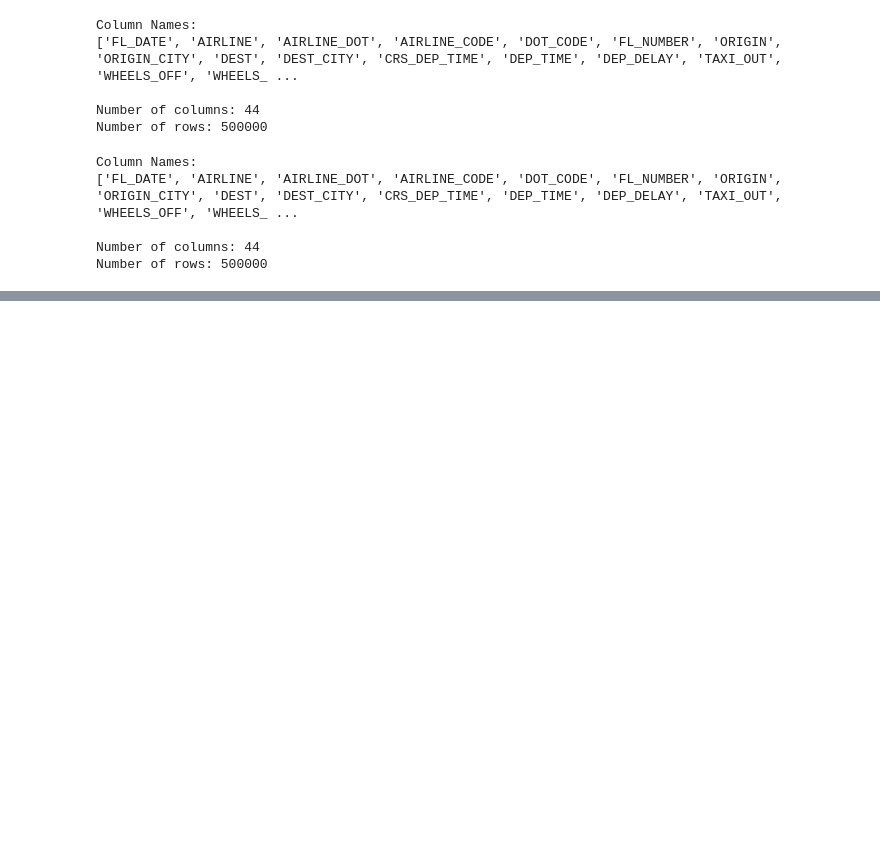
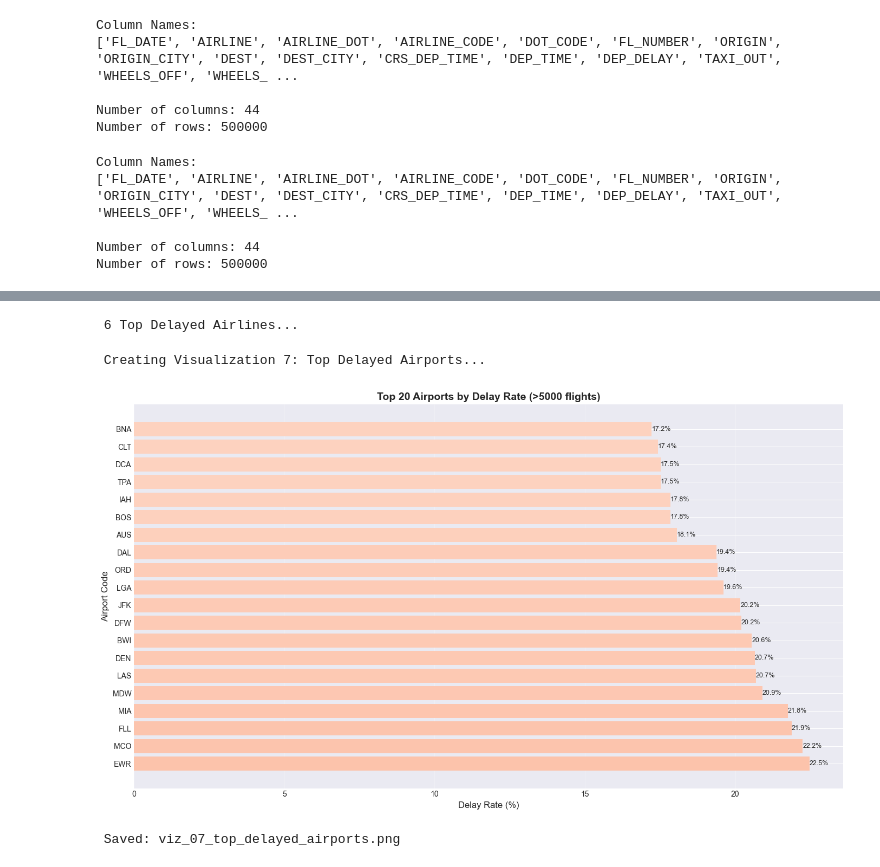
Before and after one commit to KL193/data-analysis-project-flight-delay, a Jupyter notebook: Untitled-1.ipynb, the cells around one changed output, grey strips where cells are left out. Cells and saved outputs as stored; diff of their text form; code cells hidden in the pictures; blank space fills up the shorter version.

```diff
--- a/Untitled-1.ipynb
+++ b/Untitled-1.ipynb
@@ -629,0 +753,68 @@ Number of rows: 500000
+# %%
+print("\n 6 Top Delayed Airlines...")
+
+if 'OP_CARRIER' in df.columns and 'IS_DELAYED' in df.columns:
+    # Calculate delay rate by carrier
+    carrier_delays = df.groupby('OP_CARRIER').agg({
+        'IS_DELAYED': ['mean', 'count']
+    }).reset_index()
+    carrier_delays.columns = ['Carrier', 'Delay_Rate', 'Total_Flights']
+
+    # Filter carriers with at least 1000 flights
+    carrier_delays = carrier_delays[carrier_delays['Total_Flights'] >= 1000]
+    carrier_delays = carrier_delays.sort_values('Delay_Rate', ascending=False).head(15)
+
+    # Create bar plot
+    fig = px.bar(carrier_delays, x='Carrier', y='Delay_Rate',
+                 color='Delay_Rate', color_continuous_scale='Reds',
+                 title='Top 15 Airlines by Delay Rate (>1000 flights)',
+                 labels={'Delay_Rate': 'Delay Rate', 'Carrier': 'Airline Code'},
+                 text=carrier_delays['Delay_Rate'].apply(lambda x: f'{x*100:.1f}%'))
+
+    fig.update_traces(textposition='outside')
+    fig.update_layout(height=500, showlegend=False)
+    fig.update_yaxes(title='Delay Rate')
+
+    fig.write_html('viz_06_top_delayed_airlines.html')
+    fig.show()
+    print(" Saved: viz_06_top_delayed_airlines.html")
+# %% [output]
+ 6 Top Delayed Airlines...
+# %%
+print("\n Creating Visualization 7: Top Delayed Airports...")
+
+if 'ORIGIN' in df.columns and 'IS_DELAYED' in df.columns:
+    # Calculate delay rate by origin airport
+    airport_delays = df.groupby('ORIGIN').agg({
+        'IS_DELAYED': ['mean', 'count']
+    }).reset_index()
+    airport_delays.columns = ['Airport', 'Delay_Rate', 'Total_Flights']
+
+    # Filter airports with at least 5000 flights
+    airport_delays = airport_delays[airport_delays['Total_Flights'] >= 5000]
+    airport_delays = airport_delays.sort_values('Delay_Rate', ascending=False).head(20)
+
+    # Create bar plot
+    plt.figure(figsize=(14, 8))
+    bars = plt.barh(airport_delays['Airport'], airport_delays['Delay_Rate'] * 100,
+                    color=plt.cm.Reds(airport_delays['Delay_Rate']))
+
+    plt.xlabel('Delay Rate (%)', fontsize=12)
+    plt.ylabel('Airport Code', fontsize=12)
+    plt.title('Top 20 Airports by Delay Rate (>5000 flights)', fontsize=14, fontweight='bold')
+    plt.grid(axis='x', alpha=0.3)
+
+    # Add value labels
+    for i, bar in enumerate(bars):
+        width = bar.get_width()
+        plt.text(width, bar.get_y() + bar.get_height()/2,
+                f'{width:.1f}%', ha='left', va='center', fontsize=9)
+
+    plt.tight_layout()
+    plt.savefig('viz_07_top_delayed_airports.png', dpi=300, bbox_inches='tight')
+    plt.show()
+    print(" Saved: viz_07_top_delayed_airports.png")
+# %% [output]
+ Creating Visualization 7: Top Delayed Airports...
+[figure, added]
+ Saved: viz_07_top_delayed_airports.png
```
Also changed, not shown: parts of 4 cells of this notebook, 3 other files.
